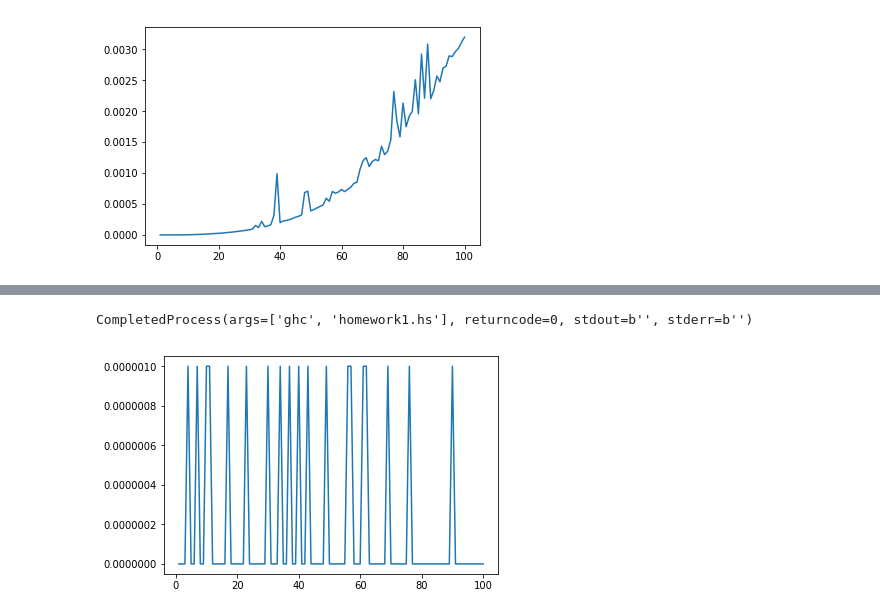
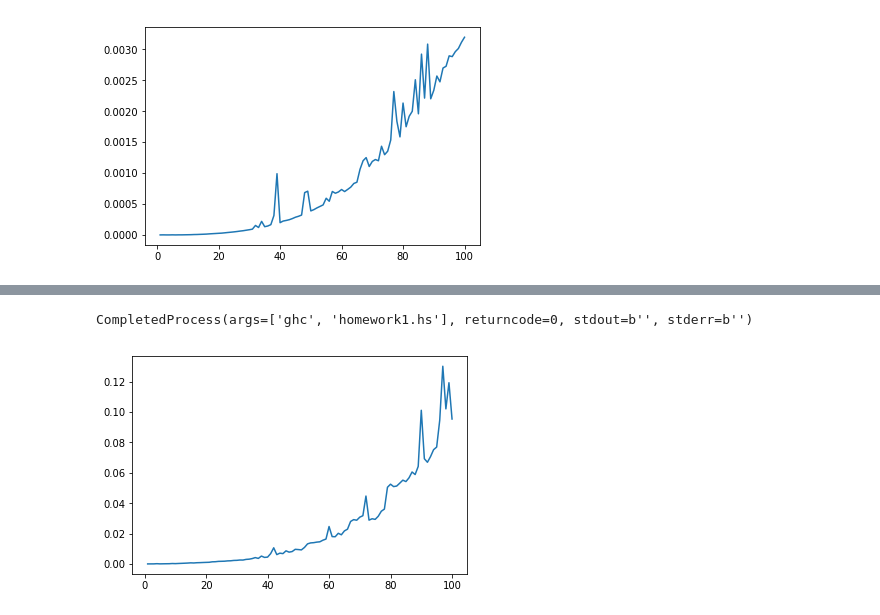
Before and after one commit to rayofhopejp/STEP2020, a Jupyter notebook: day02/homework1.ipynb, the cells around one changed output, grey strips where cells are left out. Drawn from its saved outputs; the diff is of its cells as text; code cells hidden in the pictures.

```diff
--- a/day02/homework1.ipynb
+++ b/day02/homework1.ipynb
@@ -40,16 +38,16 @@ N=10,100,1000でC=ABがちゃんとpython,Cで計算した結果と合致して
 # %%
 y=[]
 N=100
 proc=subprocess.run(["ghc","homework1.hs"],stdout = subprocess.PIPE, stderr = subprocess.PIPE)
 print(proc)
 for i in range(1,N+1,1):
     proc = subprocess.run(["./homework1",str(i)],stdout = subprocess.PIPE, stderr = subprocess.PIPE)
-    y.append(float(proc.stdout.decode("utf8").split()[0][:-1]))
+    y.append(float(proc.stdout.decode("utf8").split()[1][:-1]))
     #print(proc.stdout.decode("utf8"))
 #print(y)
 x=list(range(1,N+1,1))
 plt.plot(x,y)
 plt.show()
 # %% [output]
 CompletedProcess(args=['ghc', 'homework1.hs'], returncode=0, stdout=b'', stderr=b'')
-[figure, old version]
+[figure, new version]
```
Also changed, not shown: parts of 2 cells of this notebook, 1 other file.
